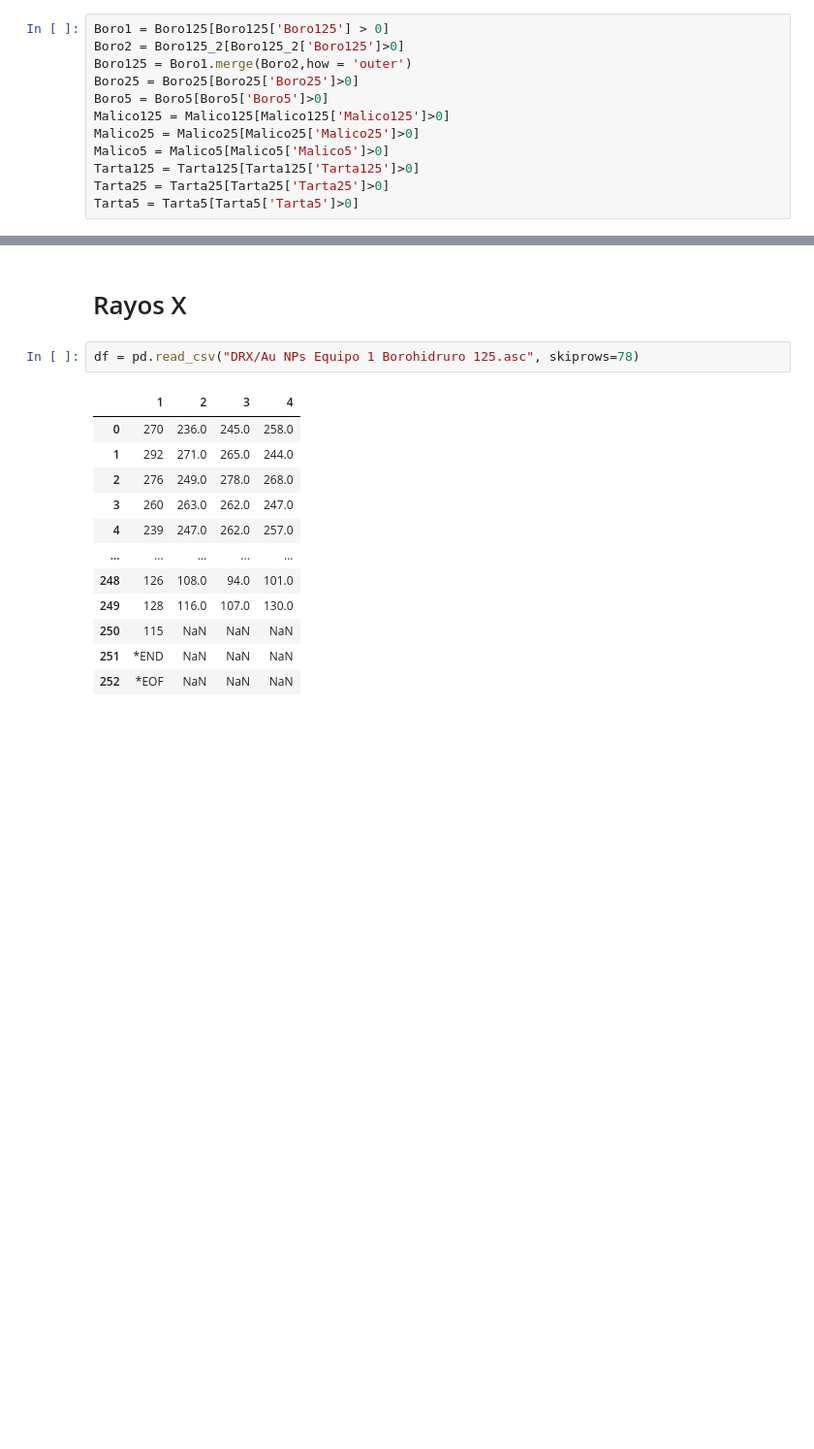
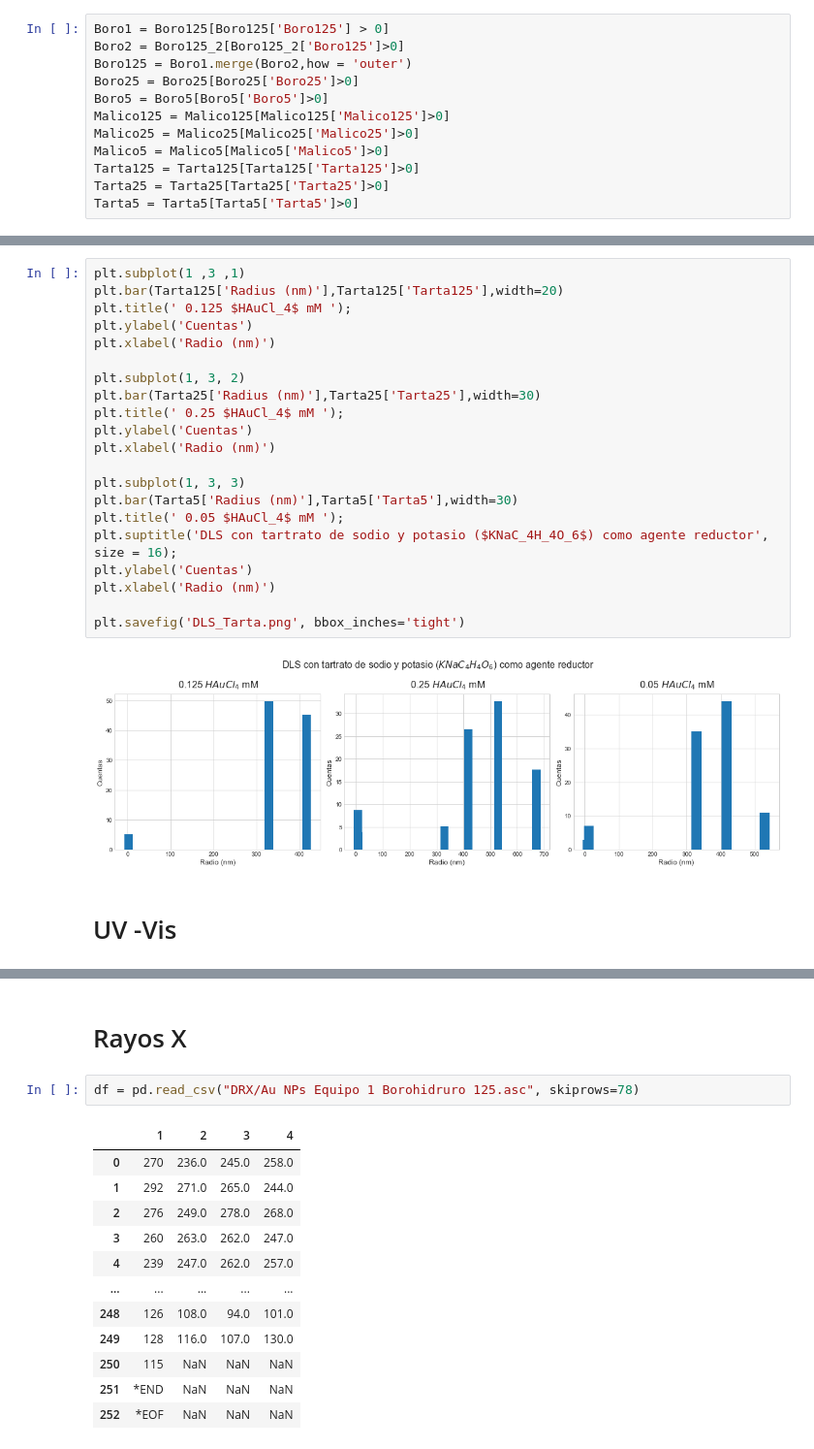
Before and after one commit to ursulapina/Gold-Nanoparticles, a Jupyter notebook: Resultados.ipynb, the cells around one changed output, grey strips where cells are left out. Shown at 97% size. Saved outputs shown, nothing was run; the diff lists cells and outputs as text; blank space fills up the shorter version.

```diff
--- a/Resultados.ipynb
+++ b/Resultados.ipynb
@@ -69,0 +94,25 @@ plt.savefig('DLS_Boro.png', bbox_inches='tight')
+# %%
+plt.subplot(1 ,3 ,1)
+plt.bar(Tarta125['Radius (nm)'],Tarta125['Tarta125'],width=20)
+plt.title(' 0.125 $HAuCl_4$ mM ');
+plt.ylabel('Cuentas')
+plt.xlabel('Radio (nm)')
+
+plt.subplot(1, 3, 2)
+plt.bar(Tarta25['Radius (nm)'],Tarta25['Tarta25'],width=30)
+plt.title(' 0.25 $HAuCl_4$ mM ');
+plt.ylabel('Cuentas')
+plt.xlabel('Radio (nm)')
+
+plt.subplot(1, 3, 3)
+plt.bar(Tarta5['Radius (nm)'],Tarta5['Tarta5'],width=30)
+plt.title(' 0.05 $HAuCl_4$ mM ');
+plt.suptitle('DLS con tartrato de sodio y potasio ($KNaC_4H_4O_6$) como agente reductor', size = 16);
+plt.ylabel('Cuentas')
+plt.xlabel('Radio (nm)')
+
+plt.savefig('DLS_Tarta.png', bbox_inches='tight')
+# %% [output]
+[figure, added]
+# %% [markdown]
+# UV -Vis
```
Also changed, not shown: parts of 8 cells of this notebook.
